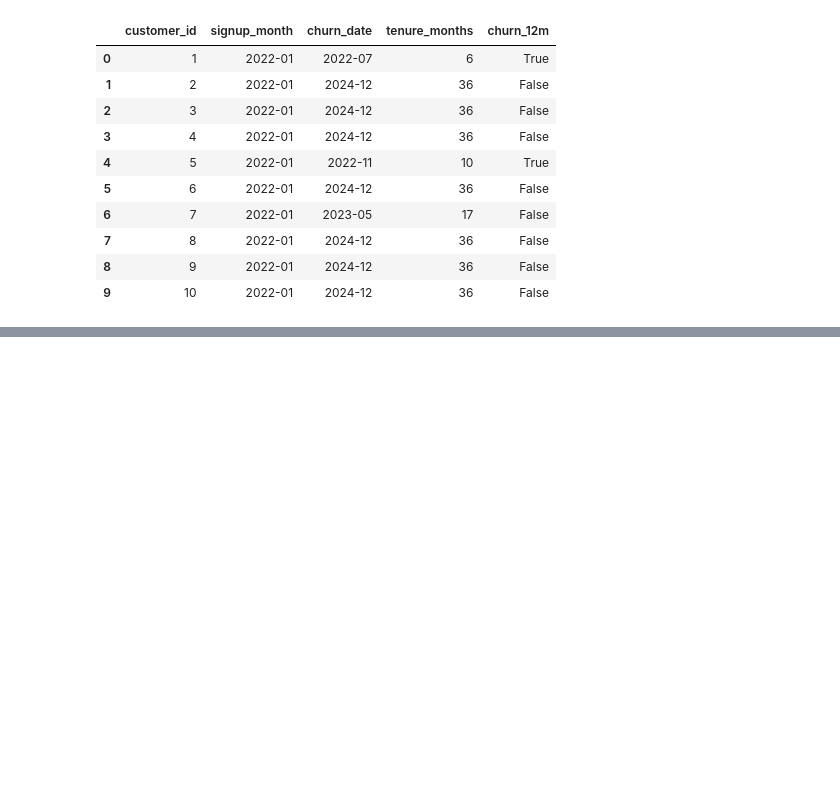
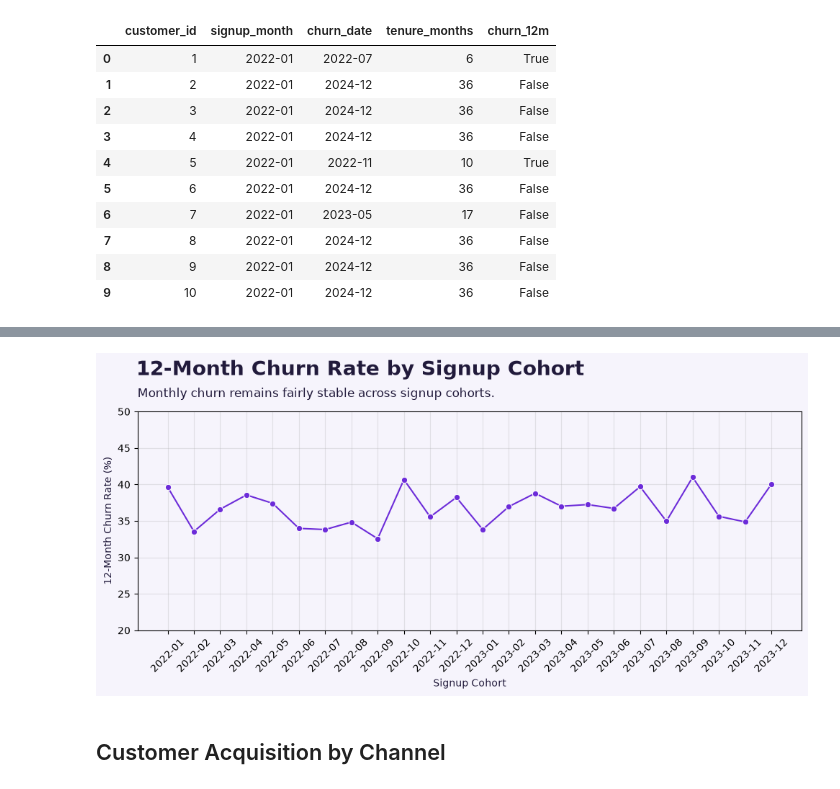
Before and after one commit to esmerowbotham-tech/Money-Craft-Project, a Jupyter notebook: insights.ipynb, the cells around one changed output, grey strips where cells are left out. Cells and saved outputs as stored; diff of their text form; code cells hidden in the pictures; blank space fills up the shorter version.

```diff
--- a/insights.ipynb
+++ b/insights.ipynb
@@ -312,9 +318,7 @@ scv[scv['churned'] == True].head(10)
 | 17 | 18 | 2022-01 | 2023-01 | 2023-02 | Poor service | 13 | Comparison Site | London | ... |
 # %%
 # Churned within 12 months (365 days)
-scv['churn_12m'] = (
-    scv['tenure_months'] <= 12
-).fillna(False)
+scv['churn_12m'] = (scv['tenure_months'] <= 12).fillna(False)
 
 scv[['customer_id', 'signup_month', 'churn_date', 'tenure_months', 'churn_12m']].head(10)
 # %% [output]
@@ -334,3 +338,6 @@ data_end = scv['last_active'].max()
 # %%
 # customers who signed up less than 12 months before data_end haven't had the opportunity to churn within a year, so remove them:
 eligible = scv[scv['signup_month'] <= data_end - 12]
+# %%
+cohort_12m = eligible.groupby('signup_month')['churn_12m'].mean()*100
+cohort_12m
@@ -336,0 +362,19 @@ eligible = scv[scv['signup_month'] <= data_end - 12]
+# %%
+plt.figure(figsize=(10, 5))
+
+sns.lineplot(x=cohort_12m.index.astype(str), y=cohort_12m.values, marker='o', color=graph_colours[0])
+
+plt.text(-1.2, 55, '12-Month Churn Rate by Signup Cohort', size=20, weight='bold', color=title_label_colour)
+plt.text(-1.15, 52, 'Monthly churn remains fairly stable across signup cohorts.', size=12, color=title_label_colour)
+plt.xlabel('Signup Cohort', color=title_label_colour)
+plt.ylabel('12-Month Churn Rate (%)', color=title_label_colour)
+plt.ylim(20, 50)
+
+plt.xticks(rotation=45)
+plt.grid(alpha=0.3)
+plt.tight_layout()
+plt.show()
+# %% [output]
+[figure, added]
+# %% [markdown]
+## Customer Acquisition by Channel
```
Also changed, not shown: parts of 11 cells of this notebook, 1 other file.
